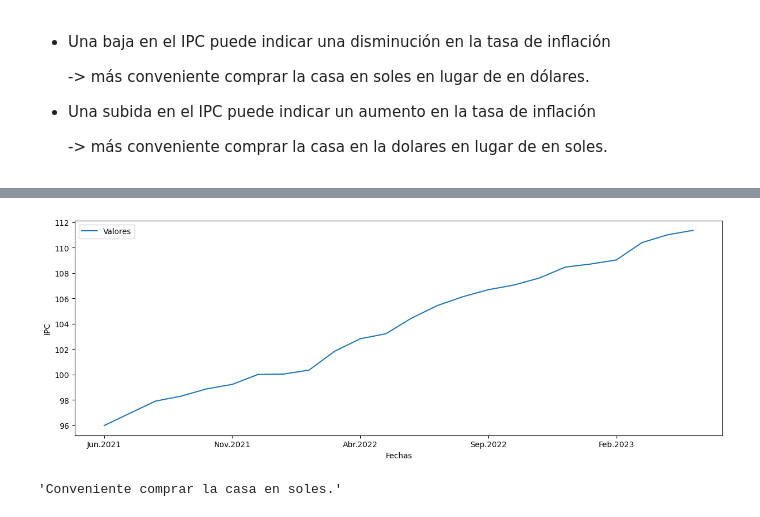
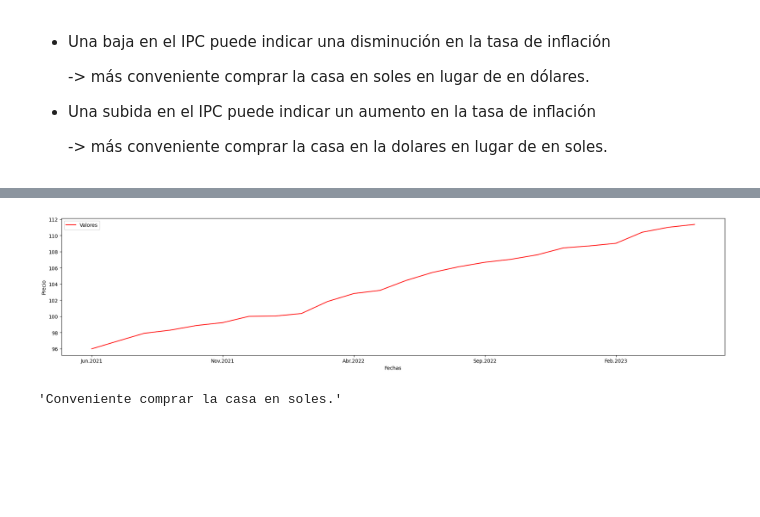
Before and after one commit to EdRoNo2501/TRABAJO_FINAL_LP2, a Jupyter notebook: Tipo de cambio BCRP.ipynb, the cells around one changed output, grey strips where cells are left out. Saved outputs shown, nothing was run; the diff lists cells and outputs as text; code cells hidden in the pictures; blank space fills up the shorter version.

```diff
--- a/Tipo de cambio BCRP.ipynb
+++ b/Tipo de cambio BCRP.ipynb
@@ -188,12 +147,22 @@ print(df)
 import matplotlib.pyplot as plt
 import seaborn as sns
 # %%
-df.plot(x ='Fechas', y='Valores', figsize=(15, 5), kind = 'line')
+#df.plot(x ='Fechas', y='Valores', figsize=(15, 5), kind = 'line')
+#plt.xlabel("Fechas")
+#plt.ylabel("IPC")
+#plt.show()
+
+import matplotlib.pyplot as plt
+import pandas as pd
+
+# Supongamos que tienes un DataFrame llamado 'df' con una columna 'Fechas' y una columna 'Valores'
+
+df.plot(x='Fechas', y='Valores', figsize=(len(df['Fechas']), 5), kind='line',color='red')
 plt.xlabel("Fechas")
-plt.ylabel("IPC")
+plt.ylabel("Precio")
 plt.show()
 # %% [output]
-[figure, old version]
+[figure, new version]
 # %%
 Dolares_o_soles("Valores")
 # %% [output]
```
Also changed, not shown: parts of 3 cells of this notebook.
